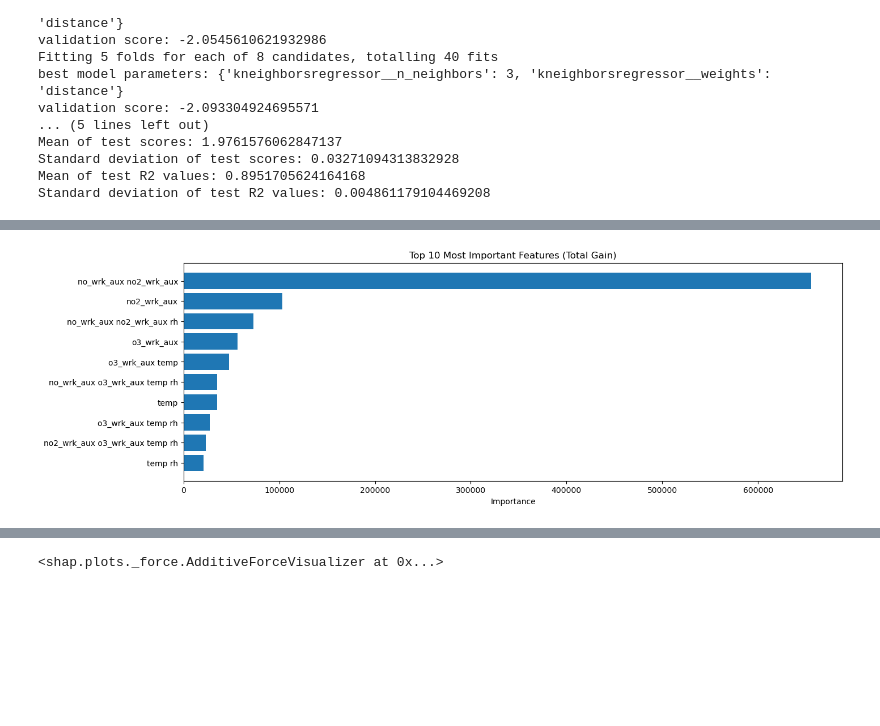
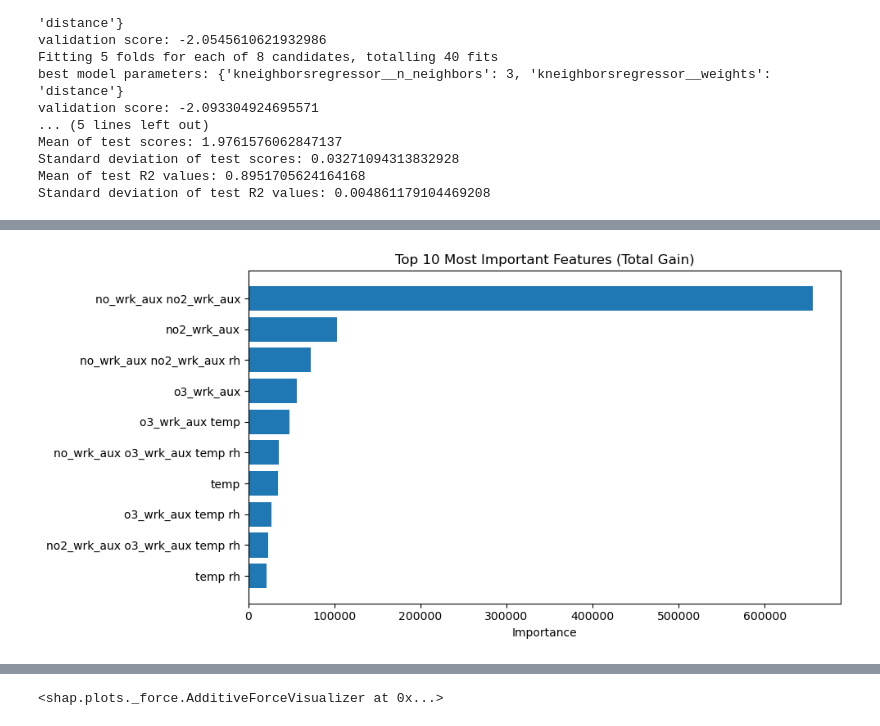
Before and after one commit to gberggg/data1030_finalproject, a Jupyter notebook: Multiple_algos_linear.ipynb, the cells around one changed output, grey strips where cells are left out. Cells and saved outputs as stored; diff of their text form; code cells hidden in the pictures; blank space fills up the shorter version.

```diff
--- a/Multiple_algos_linear.ipynb
+++ b/Multiple_algos_linear.ipynb
@@ -686,30 +688,31 @@ plt.savefig('feat_importance_figures/interp1_xgb_perm.png',dpi=300)
 # %%
 # XGB TOTAL GAIN PLOT
 
 aligned_results = []
 
 for df in xgb_totalgain_results:
     # reindex to order each result
     aligned_results.append(df.reindex(index=feature_names))
 
 # average results
 combined_results = pd.concat(aligned_results, axis=1)
 xgb_totalgain_summary = combined_results.mean(axis=1)
 xgb_totalgain_summary_df = pd.DataFrame(xgb_totalgain_summary, columns=['mean_score'])
 
 # top 10 features
 sorted_idx = xgb_totalgain_summary_df.sort_values(ascending=False, by = "mean_score").index[:10]
 sorted_totalgain = xgb_totalgain_summary_df.loc[sorted_idx]
 
 # total Gain
-plt.figure(figsize=(15, 5))
+plt.figure(figsize=(10, 5))
 plt.barh(sorted_totalgain.index, sorted_totalgain["mean_score"])
 plt.xlabel('Importance')
 plt.title('Top 10 Most Important Features (Total Gain)')
 plt.gca().invert_yaxis()
+plt.tight_layout()
 plt.savefig('feat_importance_figures/interp1_xgb_totalgain.png', dpi=300)
 # %% [output]
-[figure, old version]
+[figure, new version]
 # %%
 # XGB GLOBAL SHAP PLOT
 
```
Also changed, not shown: parts of 11 cells of this notebook, 15 other files.
